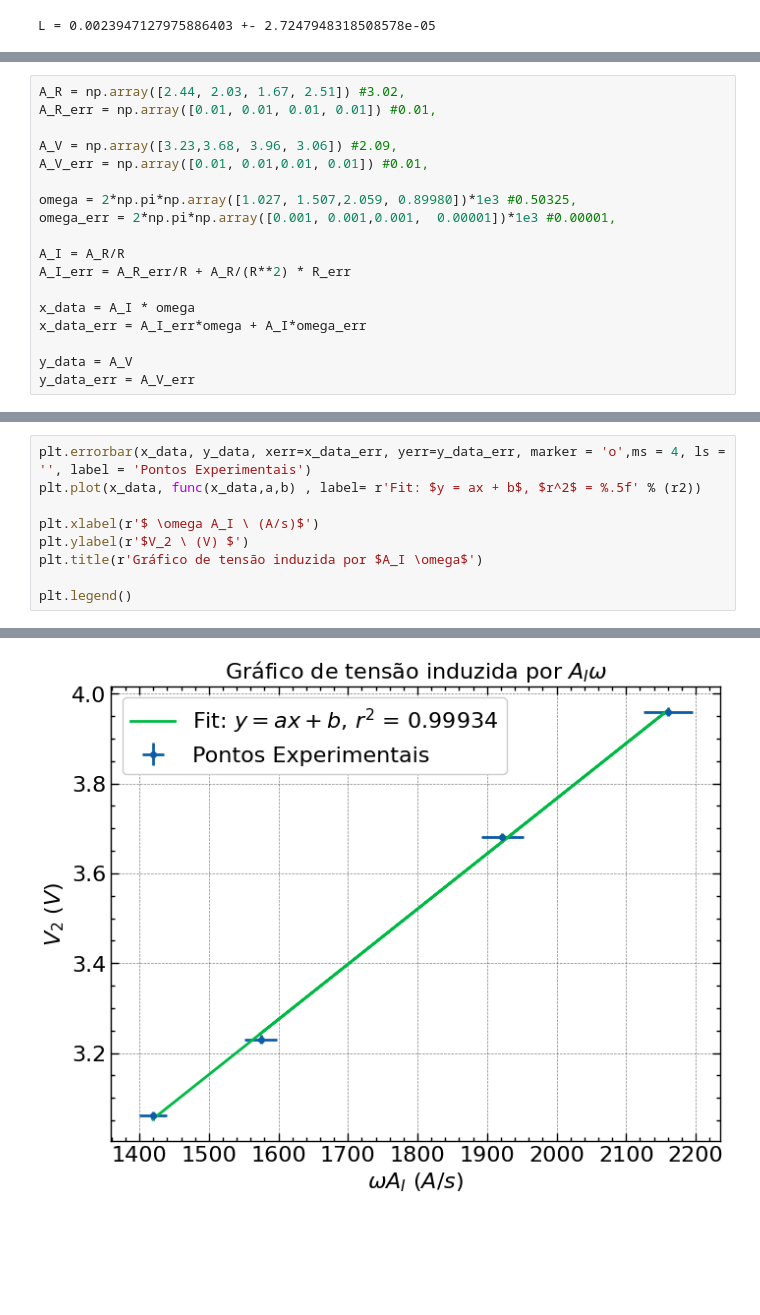
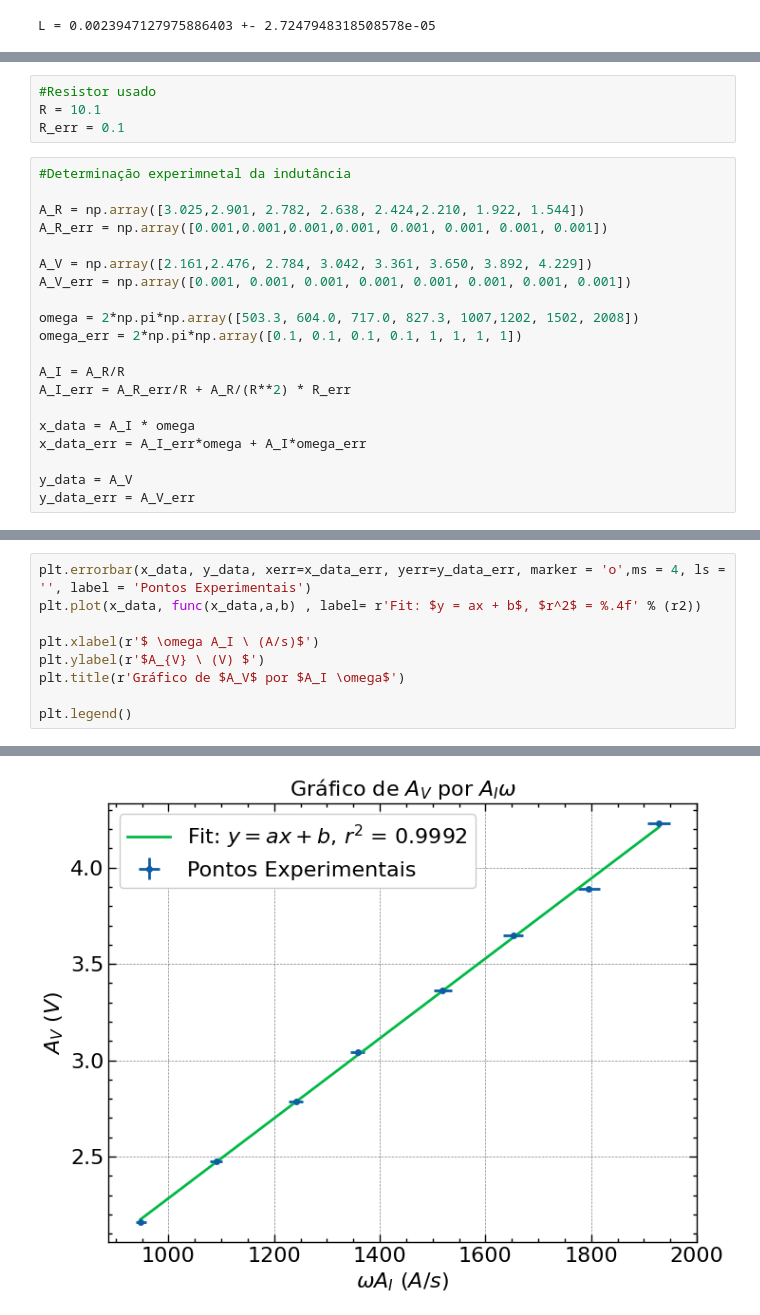
Before and after one commit to matncb/laboratorio-fisica3, a Jupyter notebook: CampoB-Lei-de-Faraday/indutancia.ipynb, the cells around one changed output, grey strips where cells are left out. Cells and saved outputs as stored; diff of their text form; blank space fills up the shorter version.

```diff
--- a/CampoB-Lei-de-Faraday/indutancia.ipynb
+++ b/CampoB-Lei-de-Faraday/indutancia.ipynb
@@ -73,14 +79,20 @@ print(f'A = {A} +- {A_err}')
 # %% [output]
 A = 0.5268479588928974 +- 0.019753166326954546
+# %%
+#Resistor usado
+R = 10.1
+R_err = 0.1
 # %%
-A_R = np.array([2.44, 2.03, 1.67, 2.51]) #3.02,
-A_R_err = np.array([0.01, 0.01, 0.01, 0.01]) #0.01,
+#Determinação experimnetal da indutância
 
-A_V = np.array([3.23,3.68, 3.96, 3.06]) #2.09,
-A_V_err = np.array([0.01, 0.01,0.01, 0.01]) #0.01,
+A_R = np.array([3.025,2.901, 2.782, 2.638, 2.424,2.210, 1.922, 1.544])
+A_R_err = np.array([0.001,0.001,0.001,0.001, 0.001, 0.001, 0.001, 0.001])
 
-omega = 2*np.pi*np.array([1.027, 1.507,2.059, 0.89980])*1e3 #0.50325,
-omega_err = 2*np.pi*np.array([0.001, 0.001,0.001,  0.00001])*1e3 #0.00001,
+A_V = np.array([2.161,2.476, 2.784, 3.042, 3.361, 3.650, 3.892, 4.229])
+A_V_err = np.array([0.001, 0.001, 0.001, 0.001, 0.001, 0.001, 0.001, 0.001])
+
+omega = 2*np.pi*np.array([503.3, 604.0, 717.0, 827.3, 1007,1202, 1502, 2008])
+omega_err = 2*np.pi*np.array([0.1, 0.1, 0.1, 0.1, 1, 1, 1, 1])
 
 A_I = A_R/R
 A_I_err = A_R_err/R + A_R/(R**2) * R_err
@@ -112,12 +124,12 @@ b_err =  0.04011397616530778
 # %%
 plt.errorbar(x_data, y_data, xerr=x_data_err, yerr=y_data_err, marker = 'o',ms = 4, ls = '', label = 'Pontos Experimentais')
-plt.plot(x_data, func(x_data,a,b) , label= r'Fit: $y = ax + b$, $r^2$ = %.5f' % (r2))
+plt.plot(x_data, func(x_data,a,b) , label= r'Fit: $y = ax + b$, $r^2$ = %.4f' % (r2))
 
 plt.xlabel(r'$ \omega A_I \ (A/s)$')
-plt.ylabel(r'$V_2 \ (V) $')
-plt.title(r'Gráfico de tensão induzida por $A_I \omega$')
+plt.ylabel(r'$A_{V} \ (V) $')
+plt.title(r'Gráfico de $A_V$ por $A_I \omega$')
 
 plt.legend()
 # %% [output]
 <matplotlib.legend.Legend at 0x...>
-[figure, old version]
+[figure, new version]
```
Also changed, not shown: parts of 11 cells of this notebook.
